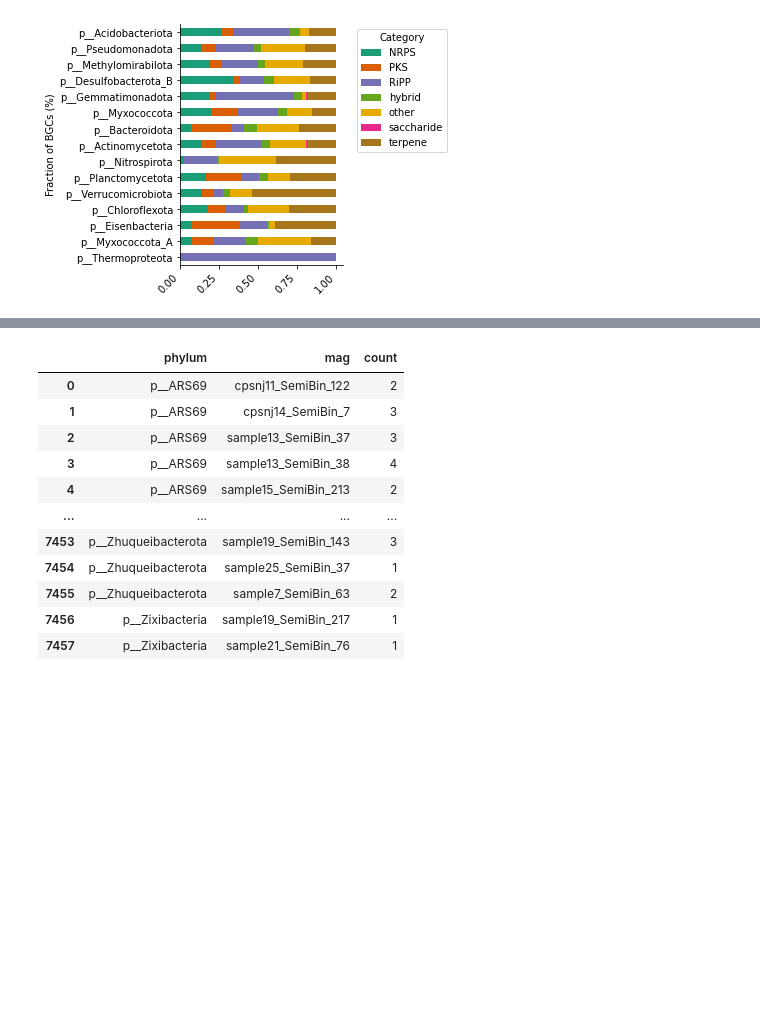
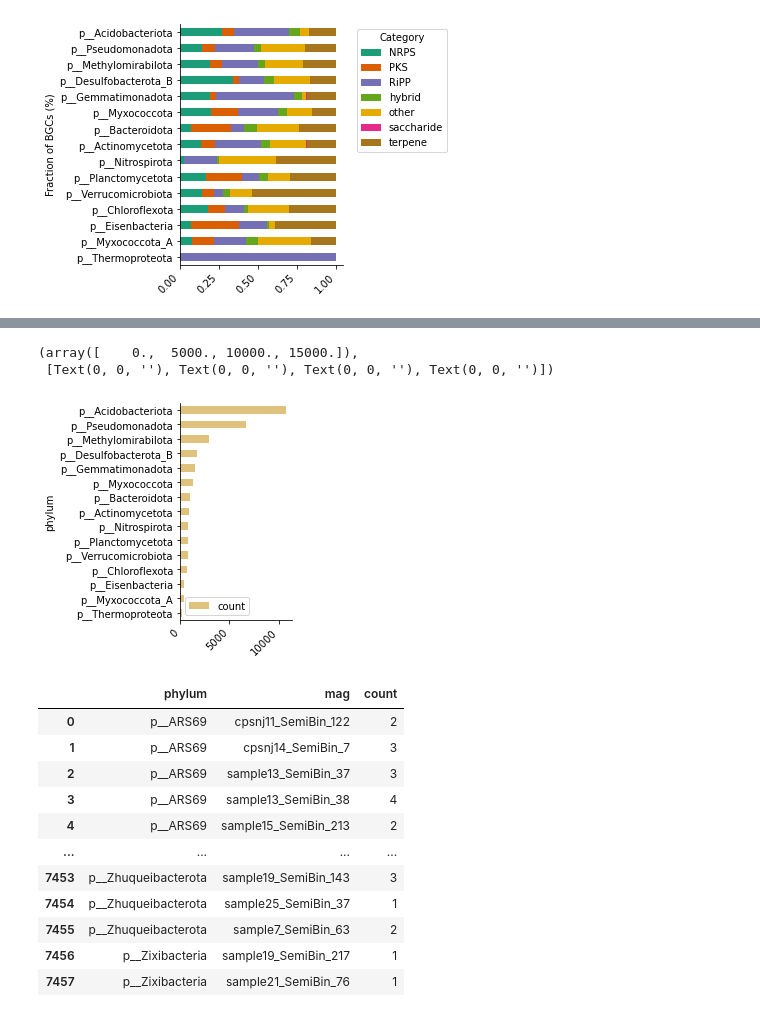
Before and after one commit to BigDataBiology/Duan2026_urban_soil, a Jupyter notebook: analysis/figure4/figure4.ipynb, the cells around one changed output, grey strips where cells are left out. Cells and saved outputs as stored; diff of their text form; code cells hidden in the pictures; blank space fills up the shorter version.

```diff
--- a/analysis/figure4/figure4.ipynb
+++ b/analysis/figure4/figure4.ipynb
@@ -88,3 +88,6 @@ plt.legend(title='Category', bbox_to_anchor=(1.05, 1), loc='upper left')
 plt.tight_layout()
 # %% [output]
 [figure]
+# %%
+df = pd.read_csv(r'D:\soil\bgc\bigscape\bgc_region_length_gtdb.tsv',sep='\t',header=None,names=['bgc','type','category','mag','gtdb','domain','phylum','class','order','family','genus','species'])
+df
@@ -90,0 +108,3 @@ plt.tight_layout()
+# %%
+phylum = df.groupby(['phylum']).size().sort_values(ascending=False).reset_index(name='count').head(15).sort_values(by='count',ascending=True).set_index('phylum')
+phylum
@@ -91,3 +129,13 @@ plt.tight_layout()
+# %%
+fig, ax = plt.subplots(figsize=(2, 4))
+phylum.plot(kind='barh', ax=ax,color='#dfc27d')
+ax.spines['right'].set_visible(False)
+ax.spines['top'].set_visible(False)
+plt.xticks(rotation=45, ha='right')
+# %% [output]
+(array([    0.,  5000., 10000., 15000.]),
+ [Text(0, 0, ''), Text(0, 0, ''), Text(0, 0, ''), Text(0, 0, '')])
+[figure, added]
 # %%
 counts = df.groupby(['phylum', 'mag']).size().reset_index(name='count')
 counts
```
Also changed, not shown: parts of 5 cells of this notebook, 1 other file.
